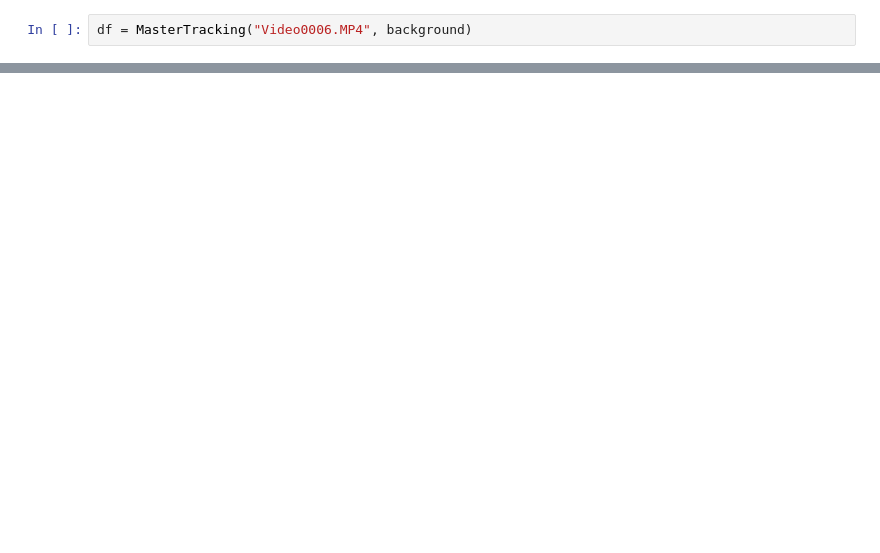
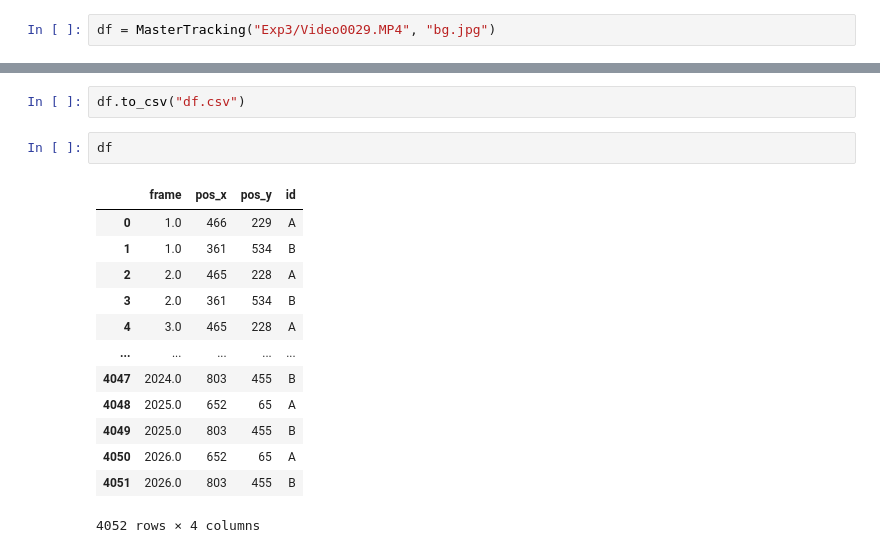
Before and after one commit to pstat197/capstone-eemb-patrick, a Jupyter notebook: MasterTracking.ipynb, the cells around one changed output, grey strips where cells are left out. Saved outputs shown, nothing was run; the diff lists cells and outputs as text; blank space fills up the shorter version.

```diff
--- a/MasterTracking.ipynb
+++ b/MasterTracking.ipynb
@@ -105,3 +150,3 @@ def MasterTracking(Video, back, start = 0, end = None):
 # %%
-df = MasterTracking("Video0006.MP4", background)
+df = MasterTracking("Exp3/Video0029.MP4", "bg.jpg")
 # %% [output]
@@ -109,0 +170,18 @@ Error:
+# %%
+df.to_csv("df.csv")
+# %%
+df
+# %% [output]
+|  | frame | pos_x | pos_y | id |
+| 0 | 1.0 | 466 | 229 | A |
+| 1 | 1.0 | 361 | 534 | B |
+| 2 | 2.0 | 465 | 228 | A |
+| 3 | 2.0 | 361 | 534 | B |
+| 4 | 3.0 | 465 | 228 | A |
+| ... | ... | ... | ... | ... |
+| 4047 | 2024.0 | 803 | 455 | B |
+| 4048 | 2025.0 | 652 | 65 | A |
+| 4049 | 2025.0 | 803 | 455 | B |
+| 4050 | 2026.0 | 652 | 65 | A |
+| 4051 | 2026.0 | 803 | 455 | B |
+4052 rows × 4 columns
```
Also changed, not shown: parts of 12 cells of this notebook, 4 other files.
